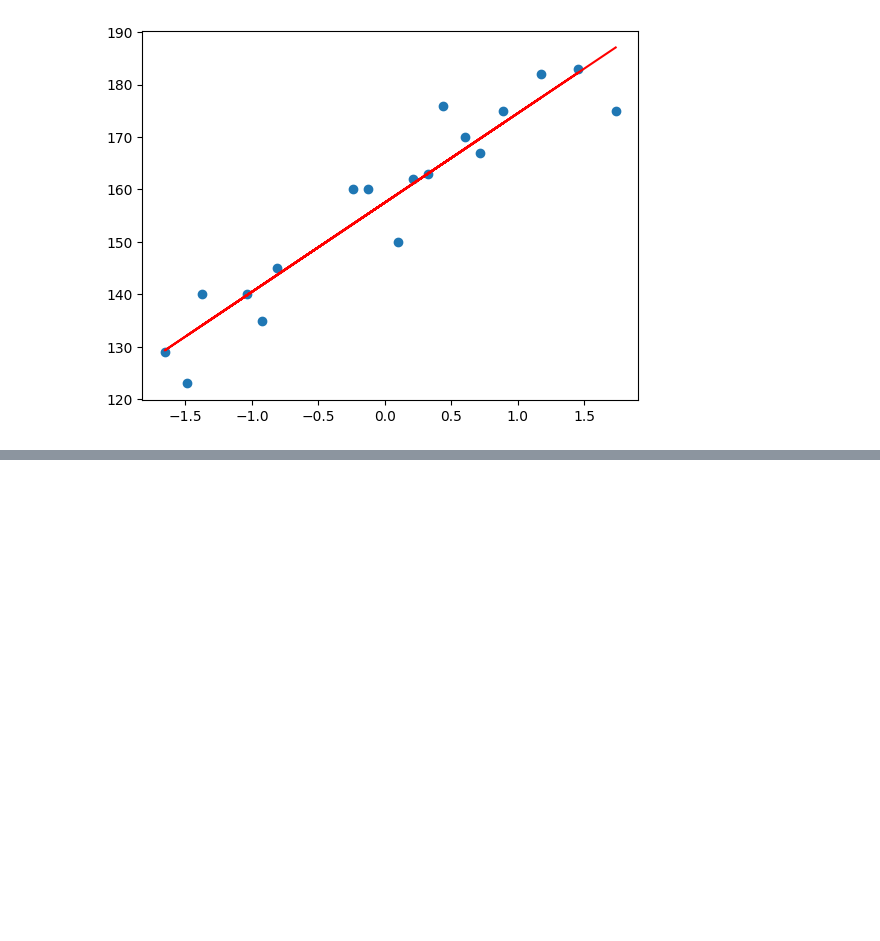
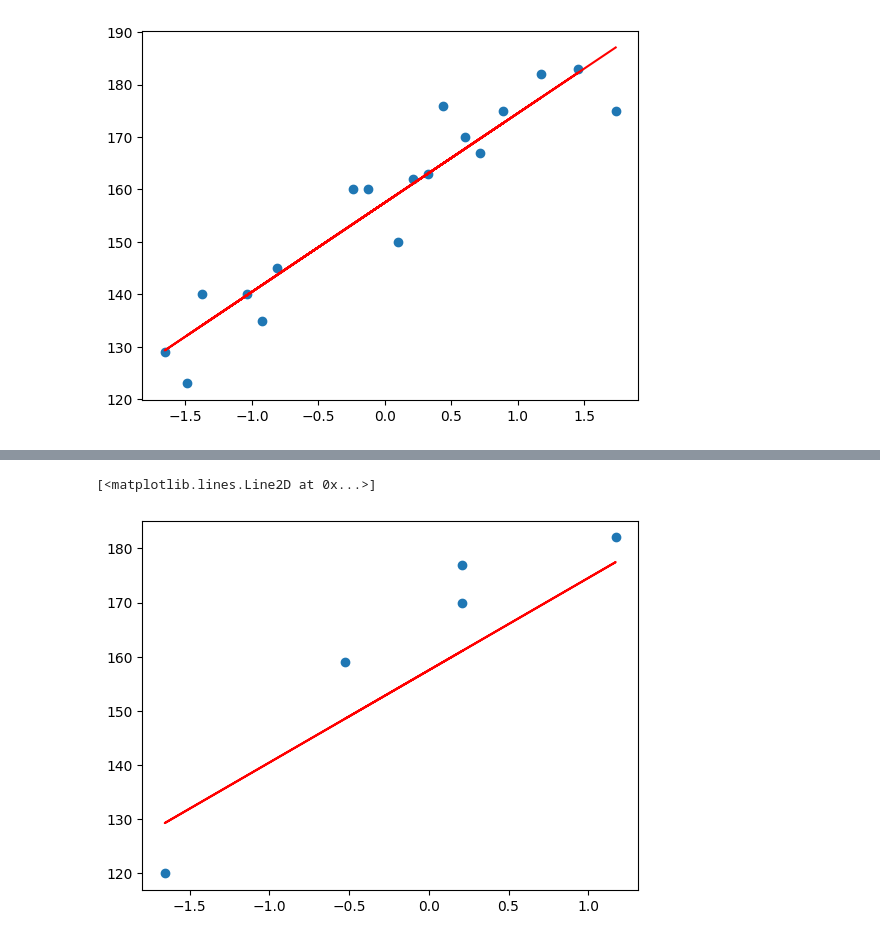
Before and after one commit to iamanshu1804/Basic-Linear-Regression, a Jupyter notebook: Linear_Regression.ipynb, the cells around one changed output, grey strips where cells are left out. Drawn from its saved outputs; the diff is of its cells as text; code cells hidden in the pictures; blank space fills up the shorter version.

Commit message:
Prediction

```diff
--- a/Linear_Regression.ipynb
+++ b/Linear_Regression.ipynb
@@ -78,0 +94,6 @@ plt.plot(X_train,regressor.predict(X_train),'r')
+# %%
+plt.scatter(X_test,y_test)
+plt.plot(X_test,regressor.predict(X_test),'r')
+# %% [output]
+[<matplotlib.lines.Line2D at 0x...>]
+[figure, added]
```
Also changed, not shown: parts of 3 cells of this notebook.
